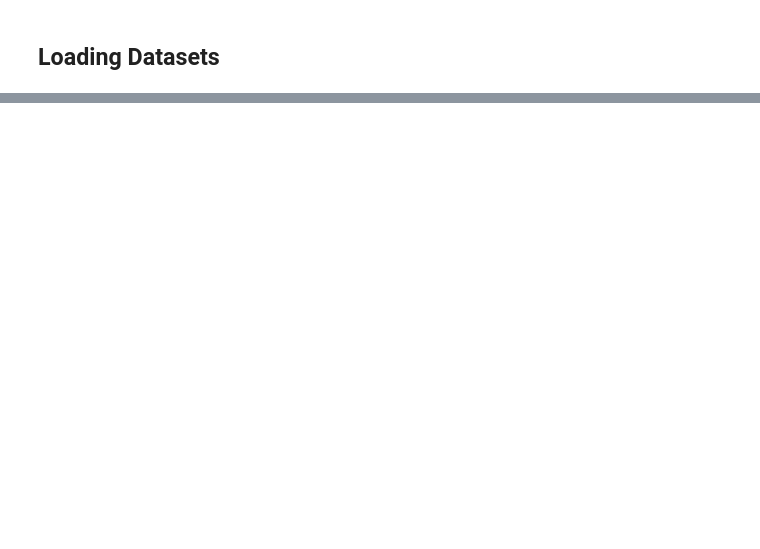
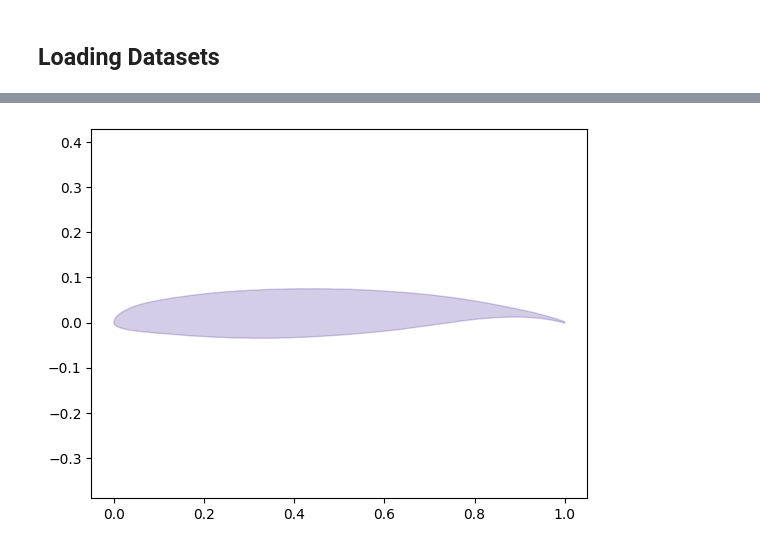
Before and after one commit to Mohit-coder-droid/NNAero, a Jupyter notebook: tutorials/models/vae.ipynb, the cells around one changed output, grey strips where cells are left out. Saved outputs shown, nothing was run; the diff lists cells and outputs as text; code cells hidden in the pictures; blank space fills up the shorter version.

```diff
--- a/tutorials/models/vae.ipynb
+++ b/tutorials/models/vae.ipynb
@@ -128,0 +195,19 @@ AttributeError: 'NoneType' object has no attribute 'seek'. You can only torch.lo
+# %%
+@torch.no_grad()
+def interpolate(
+    model,
+    x1,
+    x2,
+    steps=10,
+    device="cuda"
+):
+    model.eval()
+    x1, x2 = x1.to(device), x2.to(device)
+
+    mu1, _ = model.encode(x1)
+    mu2, _ = model.encode(x2)
+
+    alphas = torch.linspace(0, 1, steps, device=device)
+    z = torch.stack([(1-a)*mu1 + a*mu2 for a in alphas]).squeeze(1)
+
+    return model.decode(z)
@@ -128,0 +223,3 @@ AttributeError: 'NoneType' object has no attribute 'seek'. You can only torch.lo
+# %%
+samples = interpolate(trainer.model, torch.tensor(y_sample[0]), torch.tensor(y_sample[1])).cpu().numpy()
+sampled_airfoils = [Airfoil(coordinates=np.stack((x_common, samples[i]), axis=1)) for i in range(len(samples))]
@@ -128,0 +228,12 @@ AttributeError: 'NoneType' object has no attribute 'seek'. You can only torch.lo
+# %%
+def draw(airfoil):
+    x = np.reshape(np.array(airfoil.x()), -1)
+    y = np.reshape(np.array(airfoil.y()), -1)
+    color = "#280887"
+    plt.fill(x, y, zorder=1, color=color, alpha=0.2)
+    plt.axis("equal")
+    plt.show()
+
+draw(sampled_airfoils[7])
+# %% [output]
+[figure, added]
```
Also changed, not shown: parts of 21 cells of this notebook, 1 other file.
